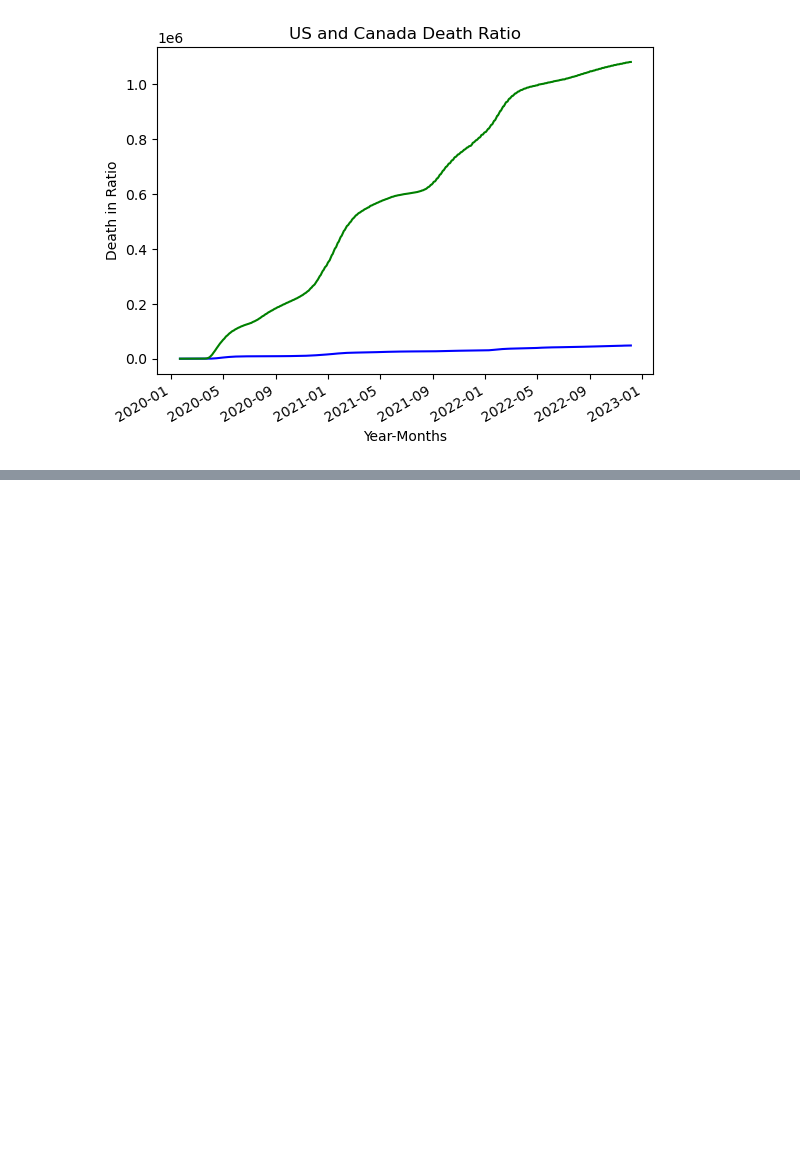
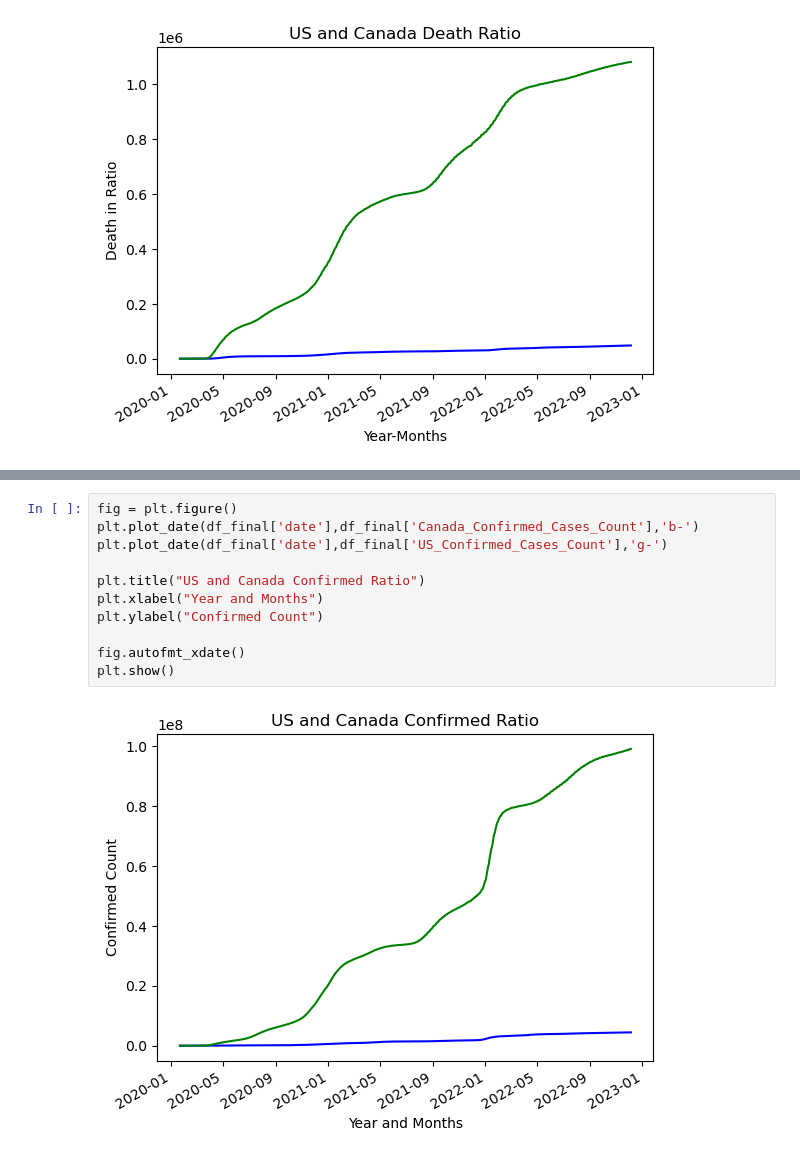
Before and after one commit to AIDA-Saskatchewan-polytechnic/Final-Project-By-Jerry-Sherin, a Jupyter notebook: Final.ipynb, the cells around one changed output, grey strips where cells are left out. Cells and saved outputs as stored; diff of their text form; blank space fills up the shorter version.

```diff
--- a/Final.ipynb
+++ b/Final.ipynb
@@ -420,0 +445,13 @@ plt.show()
+# %%
+fig = plt.figure()
+plt.plot_date(df_final['date'],df_final['Canada_Confirmed_Cases_Count'],'b-')
+plt.plot_date(df_final['date'],df_final['US_Confirmed_Cases_Count'],'g-')
+
+plt.title("US and Canada Confirmed Ratio")
+plt.xlabel("Year and Months")
+plt.ylabel("Confirmed Count")
+
+fig.autofmt_xdate()
+plt.show()
+# %% [output]
+[figure, added]
```
Also changed, not shown: parts of 7 cells of this notebook.
